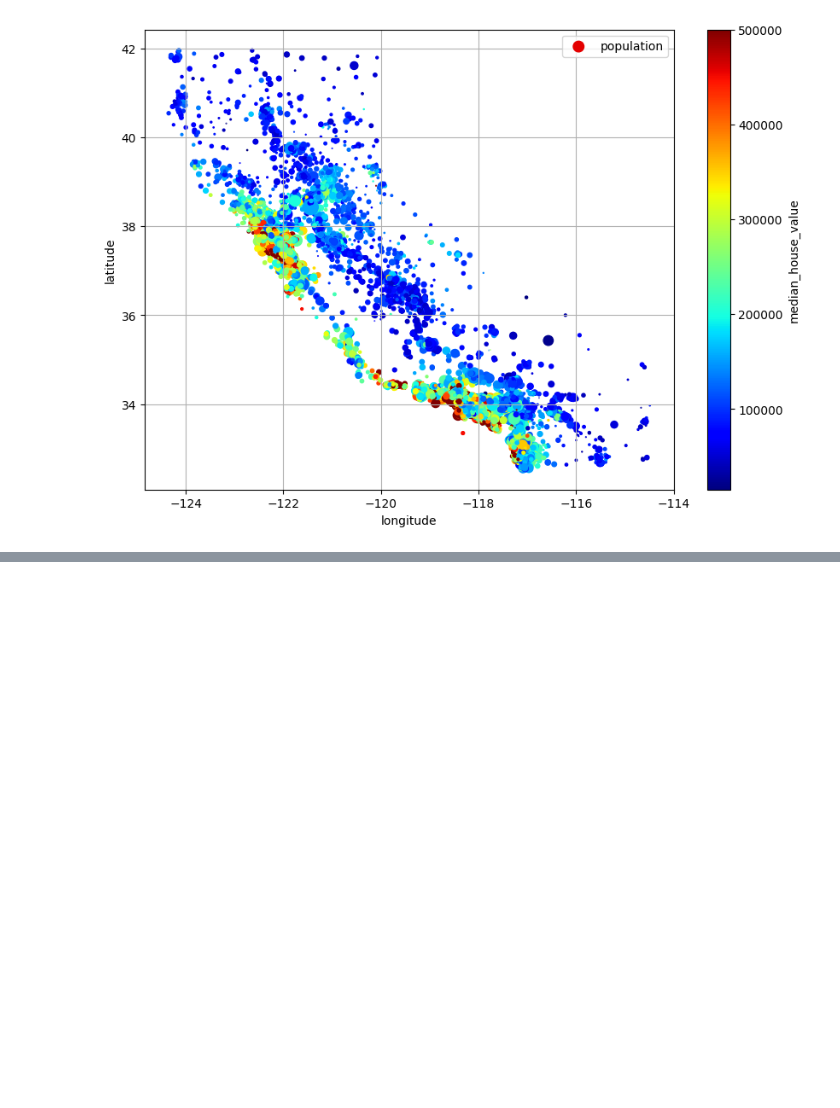
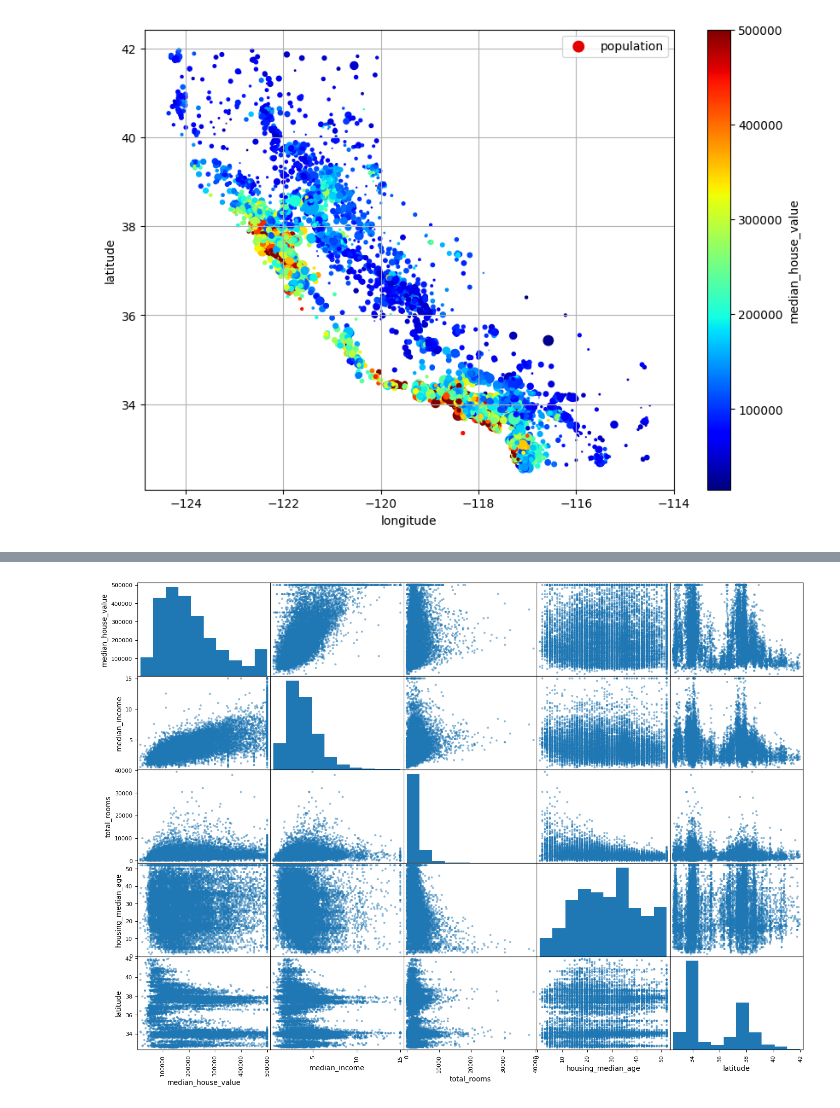
Before and after one commit to ganeshgaiy/ML---district-median-house-pricing-california, a Jupyter notebook: housing-prices-predict.ipynb, the cells around one changed output, grey strips where cells are left out. Cells and saved outputs as stored; diff of their text form; code cells hidden in the pictures; blank space fills up the shorter version.

```diff
--- a/housing-prices-predict.ipynb
+++ b/housing-prices-predict.ipynb
@@ -210,0 +235,9 @@ ValueError: could not convert string to float: 'NEAR BAY'
+# %%
+from pandas.plotting import scatter_matrix
+
+attributes = ["median_house_value", "median_income", "total_rooms", "housing_median_age", "latitude"]
+
+scatter_matrix(housing[attributes], figsize=(17,12))
+plt.show()
+# %% [output]
+[figure, added]
```
Also changed, not shown: parts of 4 cells of this notebook.
